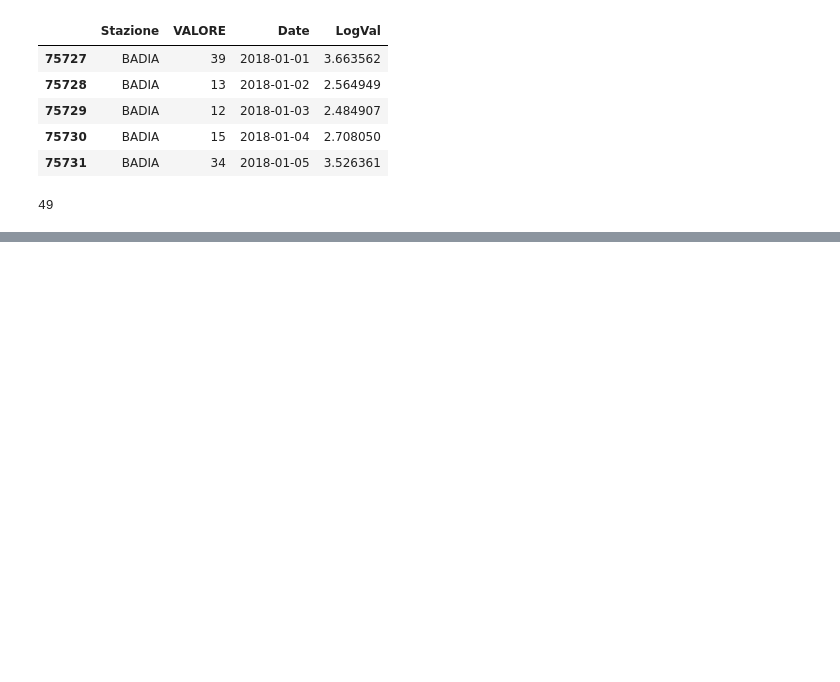
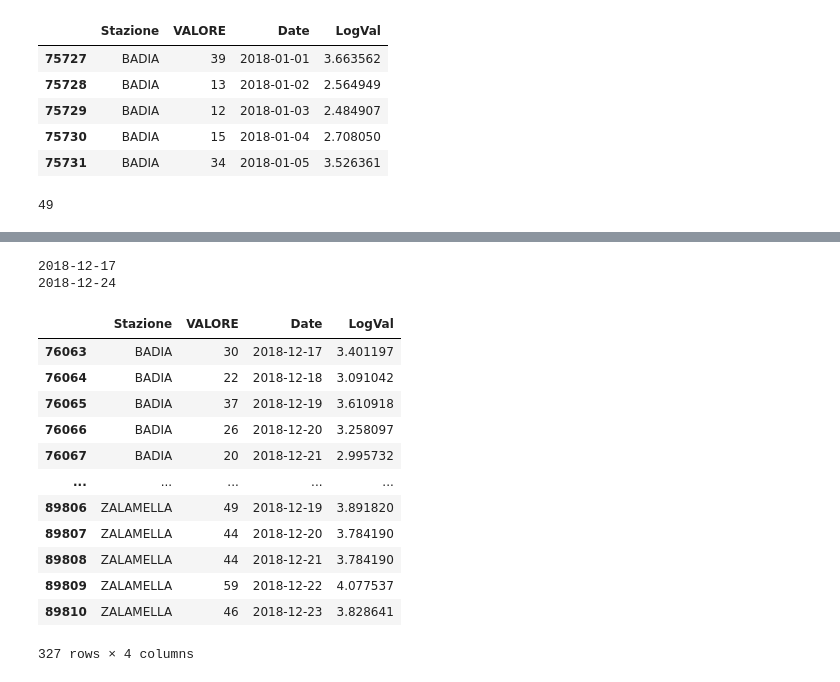
Before and after one commit to CostanzaCantalini/bayes_colab, a Jupyter notebook: data/analisi_esplorativa_tesi.ipynb, the cells around one changed output, grey strips where cells are left out. Saved outputs shown, nothing was run; the diff lists cells and outputs as text; code cells hidden in the pictures; blank space fills up the shorter version.

```diff
--- a/data/analisi_esplorativa_tesi.ipynb
+++ b/data/analisi_esplorativa_tesi.ipynb
@@ -21,15 +22,17 @@ def string_date(anno,mese,giorno):
     return str(anno)+"-"+str(mese).zfill(2)+"-"+str(giorno).zfill(2)
 # %%
 #res = df[(df['Stazione']=='MARECCHIA')]
-res = df[df['Anno'] == 2018]
-aux_df = res[['Anno','Mese', 'Giorno', 'Stazione', 'VALORE']]
+res = df[df['Anno'] == 2018].copy()
+aux_df = res[['Anno','Mese', 'Giorno', 'Stazione', 'VALORE']].copy()
+aux_df['VALORE'].replace(to_replace=0, value=1, inplace=True)
 lista_date = aux_df.apply(lambda vec : string_date(vec[0],vec[1],vec[2]),axis=1).tolist()
 lista_log = aux_df.apply(lambda vec : np.log(vec[4]),axis=1).tolist()
 
-final_df = res[['Stazione','VALORE']]
+final_df = res[['Stazione','VALORE']].copy()
 final_df['Date'] = lista_date
 final_df['LogVal'] = lista_log
 
+
 final_df = final_df.sort_values(by=['Stazione','Date'])
 final_df.head()
 # %% [output]
@@ -77,0 +77,22 @@ sns.relplot(
+# %%
+ru = datetime.date.fromisocalendar(2018,51,1)
+print(ru)
+rd = datetime.date.fromisocalendar(2018,52,1)
+print(rd)
+final_df[(final_df['Date'] >= str(ru)) & (final_df['Date'] < str(rd))]
+# %% [output]
+2018-12-17
+2018-12-24
+|  | Stazione | VALORE | Date | LogVal |
+| 76063 | BADIA | 30 | 2018-12-17 | 3.401197 |
+| 76064 | BADIA | 22 | 2018-12-18 | 3.091042 |
+| 76065 | BADIA | 37 | 2018-12-19 | 3.610918 |
+| 76066 | BADIA | 26 | 2018-12-20 | 3.258097 |
+| 76067 | BADIA | 20 | 2018-12-21 | 2.995732 |
+| ... | ... | ... | ... | ... |
+| 89806 | ZALAMELLA | 49 | 2018-12-19 | 3.891820 |
+| 89807 | ZALAMELLA | 44 | 2018-12-20 | 3.784190 |
+| 89808 | ZALAMELLA | 44 | 2018-12-21 | 3.784190 |
+| 89809 | ZALAMELLA | 59 | 2018-12-22 | 4.077537 |
+| 89810 | ZALAMELLA | 46 | 2018-12-23 | 3.828641 |
+327 rows × 4 columns
```
Also changed, not shown: parts of 9 cells of this notebook.
